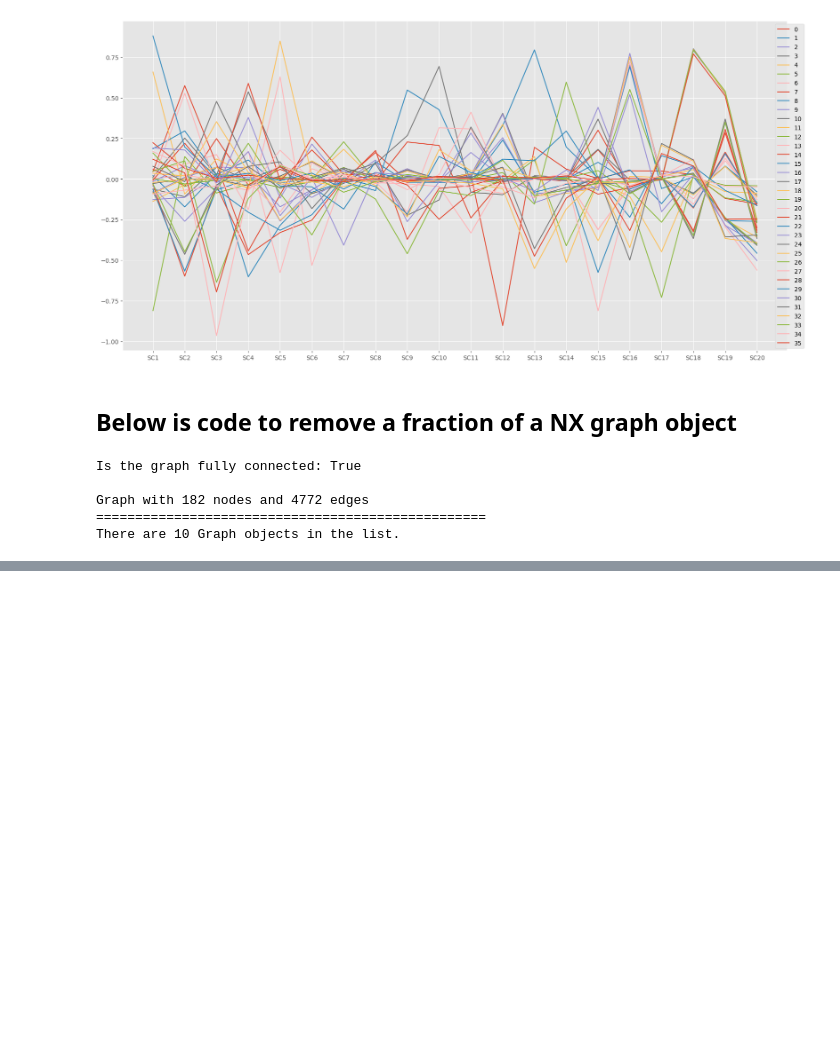
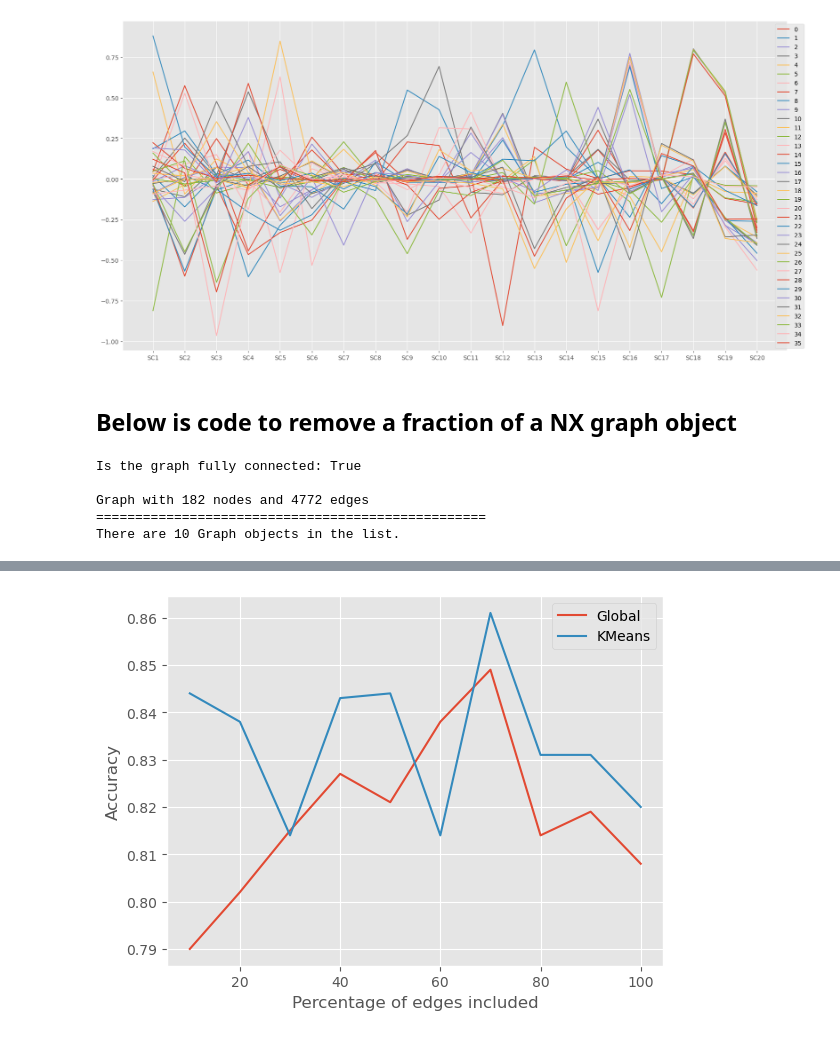
Before and after one commit to augustsemrau/02807_CompTools_Project, a Jupyter notebook: notebooks/explainer_FakeNewsNet.ipynb, the cells around one changed output, grey strips where cells are left out. Saved outputs shown, nothing was run; the diff lists cells and outputs as text; code cells hidden in the pictures; blank space fills up the shorter version.

```diff
--- a/notebooks/explainer_FakeNewsNet.ipynb
+++ b/notebooks/explainer_FakeNewsNet.ipynb
@@ -1165,0 +1180,34 @@ There are 10 Graph objects in the list.
+# %%
+global_accs = []
+KMeans_accs = []
+
+for pct in tqdm(range(10, 110, 10)):
+    featurizer  = BuzzFeedFeaturizer(datapath=DATA_DIR / f'processed/FakeNewsNet', K=5, graph_size_pct=pct)
+    evaluator   = EvaluationModule(
+        featurizer=spectral_featurizer,
+        model=RandomForestClassifier(n_estimators=100, random_state=42),
+    )
+
+    # Run and predict
+    K_clusters = 4
+    evaluator.fit_predict(feature_mode='node2vec', modeling_approaches=['baseline', 'global', 'KMeans'], K_clusters=K_clusters)
+
+    with warnings.catch_warnings():
+        warnings.simplefilter("ignore", category=RuntimeWarning)
+
+        # Extract results from cross-validation
+        res_CV          = evaluator.get_performance(keep=['global', 'KMeans'], folds=[0, 1, 2, 3, 4])
+
+        # Get latex results
+        res, mean, sem = evaluator.latex_results(res_CV)
+
+    global_accs.append(float(res["global"]["accuracy"].split(" ")[0]))
+    KMeans_accs.append(float(res["KMeans"]["accuracy"].split(" ")[0]))
+
+# Plot results
+plt.plot(range(10, 110, 10), global_accs, label="Global")
+plt.plot(range(10, 110, 10), KMeans_accs, label="KMeans")
+plt.xlabel("Percentage of edges included")
+plt.ylabel("Accuracy")
+plt.legend()
+plt.show()
@@ -1165,0 +1228,10 @@ There are 10 Graph objects in the list.
+# %%
+# Plot results
+plt.plot(range(10, 110, 10), global_accs, label="Global")
+plt.plot(range(10, 110, 10), KMeans_accs, label="KMeans")
+plt.xlabel("Percentage of edges included")
+plt.ylabel("Accuracy")
+plt.legend()
+plt.show()
+# %% [output]
+[figure, added]
```
Also changed, not shown: parts of 9 cells of this notebook, 1 other file.
